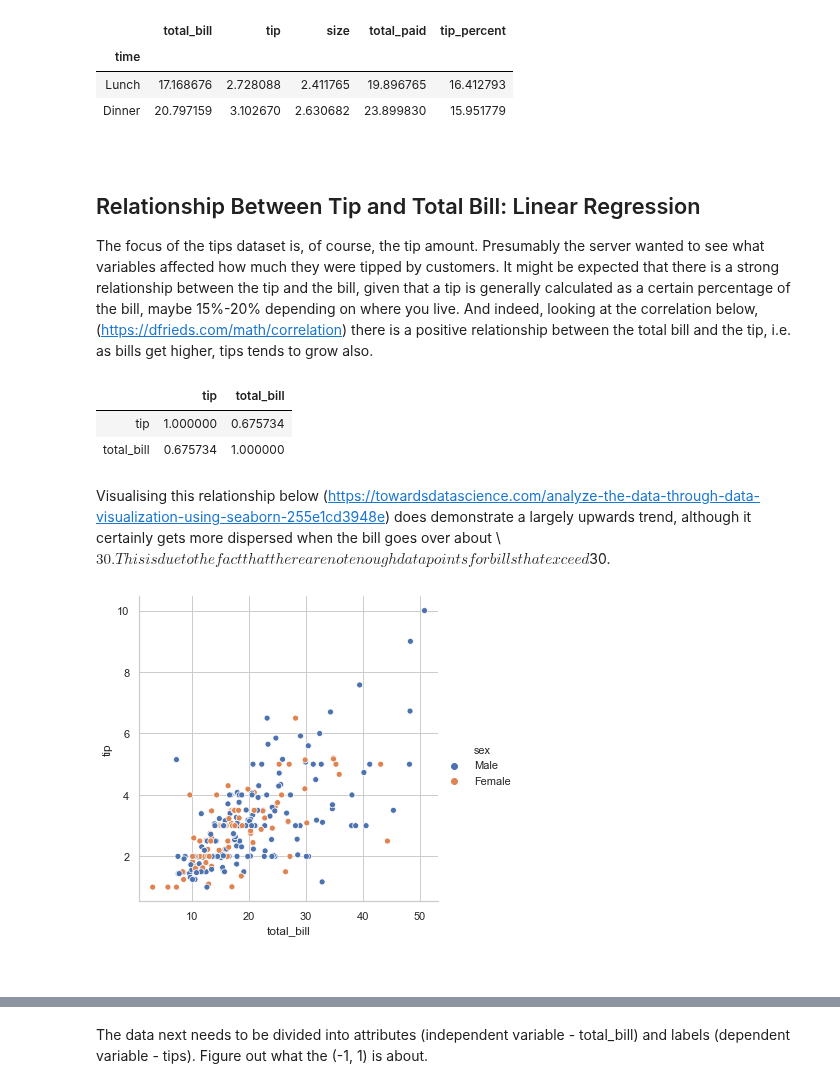
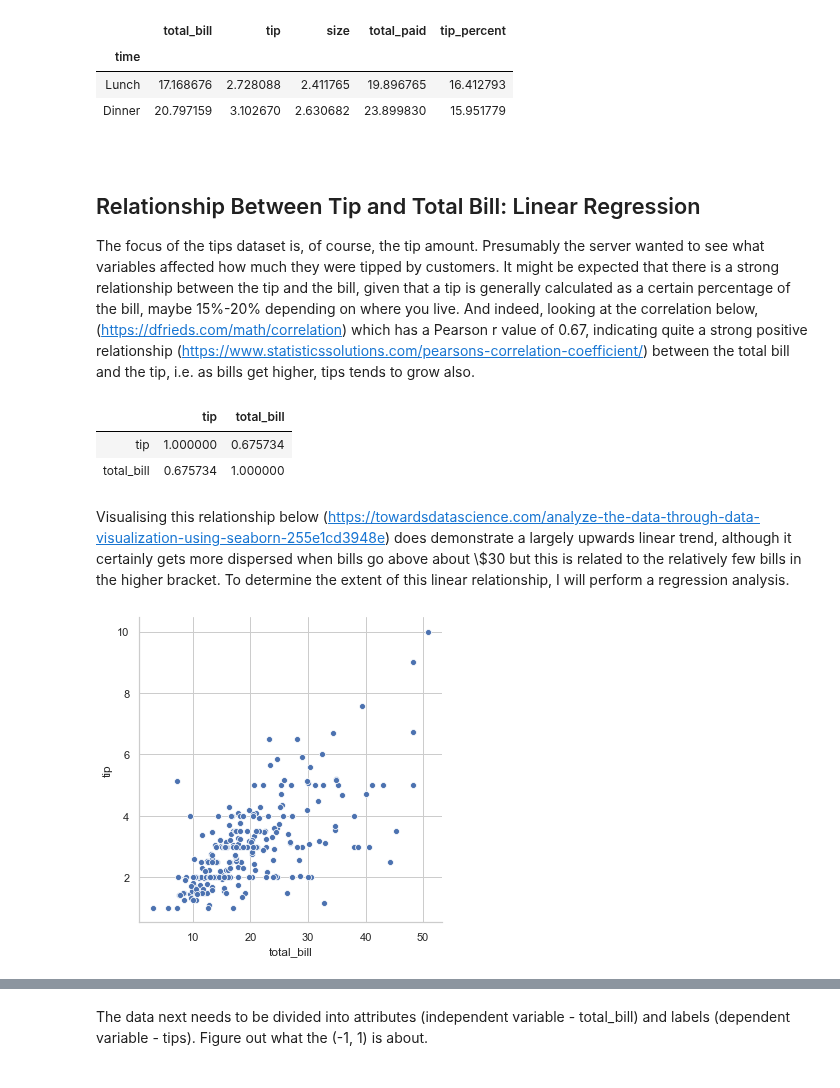
Before and after one commit to jennifer-ryan/fundamentals-project, a Jupyter notebook: tips_dataset_analysis.ipynb, the cells around one changed output, grey strips where cells are left out. Drawn from its saved outputs; the diff is of its cells as text; code cells hidden in the pictures.

Commit message:
Looking at other regression models used

```diff
--- a/tips_dataset_analysis.ipynb
+++ b/tips_dataset_analysis.ipynb
@@ -333,7 +349,7 @@ tips_df.groupby('time').mean()
 
 ## Relationship Between Tip and Total Bill: Linear Regression
 
-The focus of the tips dataset is, of course, the tip amount. Presumably the server wanted to see what variables affected how much they were tipped by customers. It might be expected that there is a strong relationship between the tip and the bill, given that a tip is generally calculated as a certain percentage of the bill, maybe 15%-20% depending on where you live. And indeed, looking at the correlation below, (https://dfrieds.com/math/correlation) there is a  positive relationship between the total bill and the tip, i.e. as bills get higher, tips tends to grow also.
+The focus of the tips dataset is, of course, the tip amount. Presumably the server wanted to see what variables affected how much they were tipped by customers. It might be expected that there is a strong relationship between the tip and the bill, given that a tip is generally calculated as a certain percentage of the bill, maybe 15%-20% depending on where you live. And indeed, looking at the correlation below, (https://dfrieds.com/math/correlation) which has a Pearson r value of 0.67, indicating quite a strong positive relationship (https://www.statisticssolutions.com/pearsons-correlation-coefficient/) between the total bill and the tip, i.e. as bills get higher, tips tends to grow also.
 # %%
 # Calculating the correlation between tip and bill
 tips_df[['tip', 'total_bill']].corr()
@@ -342,15 +358,13 @@ tips_df[['tip', 'total_bill']].corr()
 | tip | 1.000000 | 0.675734 |
 | total_bill | 0.675734 | 1.000000 |
 # %% [markdown]
-Visualising this relationship below (https://towardsdatascience.com/analyze-the-data-through-data-visualization-using-seaborn-255e1cd3948e) does demonstrate a largely upwards trend, although it certainly gets more dispersed when the bill goes over about \\$30. This is due to the fact that there are not enough data points for bills that exceed $30.
+Visualising this relationship below (https://towardsdatascience.com/analyze-the-data-through-data-visualization-using-seaborn-255e1cd3948e) does demonstrate a largely upwards linear trend, although it certainly gets more dispersed when bills go above about \\$30 but this is related to the relatively few bills in the higher bracket. To determine the extent of this linear relationship, I will perform a regression analysis.
 # %%
 # Plotting total_bill and tip.
-sns.relplot(x="total_bill", y="tip", hue="sex", data=tips_df)
+sns.relplot(x="total_bill", y="tip", data=tips_df)
 plt.show()
 # %% [output]
-[figure, old version]
+[figure, new version]
-# %% [markdown]
-<br>
 # %% [markdown]
 <br>
 
```
Also changed, not shown: parts of 22 cells of this notebook.
